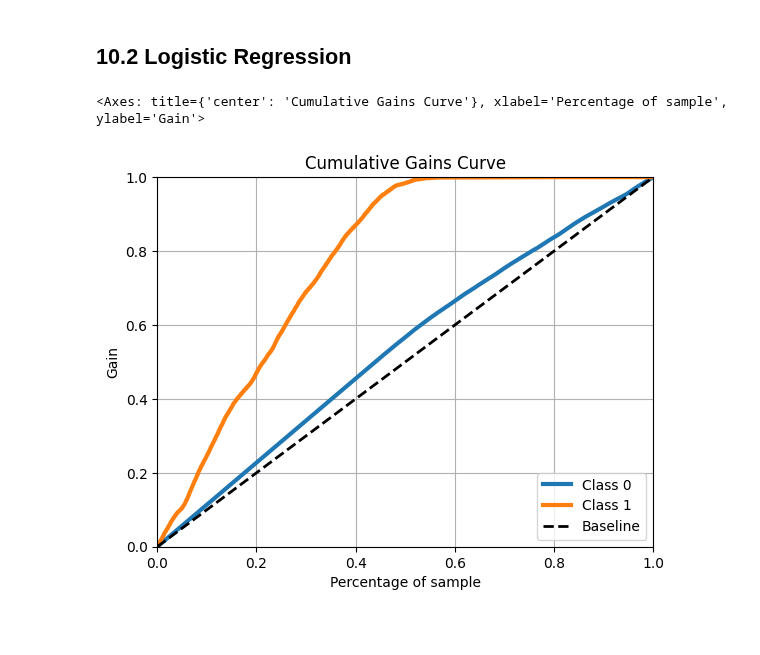
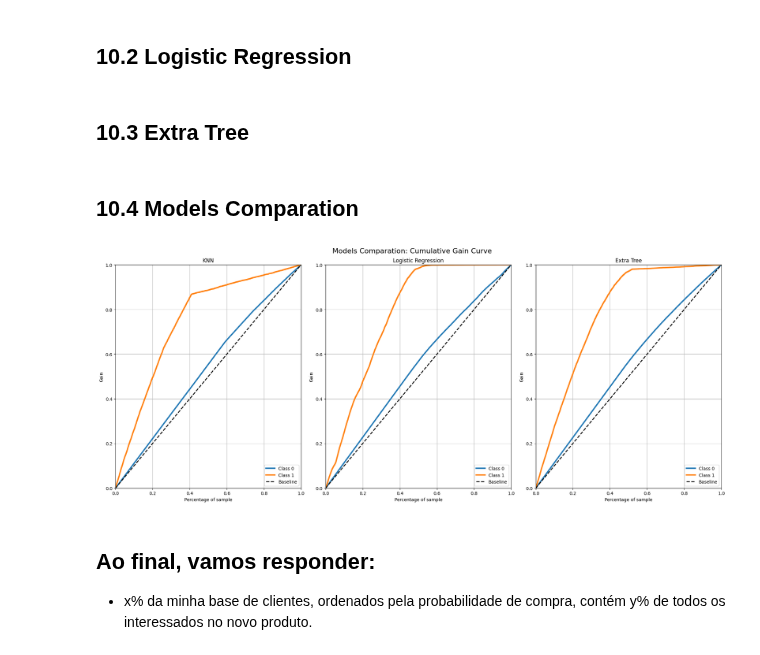
Before and after one commit to felipevalory/InsuranceCrossSell, a Jupyter notebook: notebooks/health_insurance.ipynb, the cells around one changed output. Saved outputs shown, nothing was run; the diff lists cells and outputs as text; code cells hidden in the pictures; blank space fills up the shorter version.

Commit message:
Extra tree model and comparation

```diff
--- a/notebooks/health_insurance.ipynb
+++ b/notebooks/health_insurance.ipynb
@@ -557,9 +551,40 @@ lr_model.fit(x_train, y_train)
 
 # model prediction
 yhat_lr = lr_model.predict_proba(x_val)
-
-# Cumulative Gain Curve
-skplt.metrics.plot_cumulative_gain(y_val, yhat_lr)
-# %% [output]
-<Axes: title={'center': 'Cumulative Gains Curve'}, xlabel='Percentage of sample', ylabel='Gain'>
-[figure, removed]
+# %% [markdown]
+## 10.3 Extra Tree
+# %%
+# model definition
+et = en.ExtraTreesClassifier(n_estimators=100, n_jobs=-1, random_state=42)
+
+# model training
+et.fit(x_train, y_train)
+
+# model prediction
+yhat_et = et.predict_proba(x_val)
+# %% [markdown]
+## 10.4 Models Comparation
+# %%
+fig, axes = plt.subplots(1, 3, figsize=(20, 8))
+
+# KNN
+skplt.metrics.plot_cumulative_gain(y_val, yhat_knn, ax=axes[0])
+axes[0].set_title('KNN')
+
+# Logistic Regression
+skplt.metrics.plot_cumulative_gain(y_val, yhat_lr, ax=axes[1])
+axes[1].set_title('Logistic Regression')
+
+# Extra Tree
+skplt.metrics.plot_cumulative_gain(y_val, yhat_et, ax=axes[2])
+axes[2].set_title('Extra Tree')
+
+plt.tight_layout()
+fig.suptitle('Models Comparation: Cumulative Gain Curve', fontsize=16, y=1.02)
+plt.show()
+# %% [output]
+[figure, added]
+# %% [markdown]
+## Ao final, vamos responder:
+
+- x% da minha base de clientes, ordenados pela probabilidade de compra, contém y% de todos os interessados no novo produto.
```
Also changed, not shown: parts of 2 cells of this notebook.
